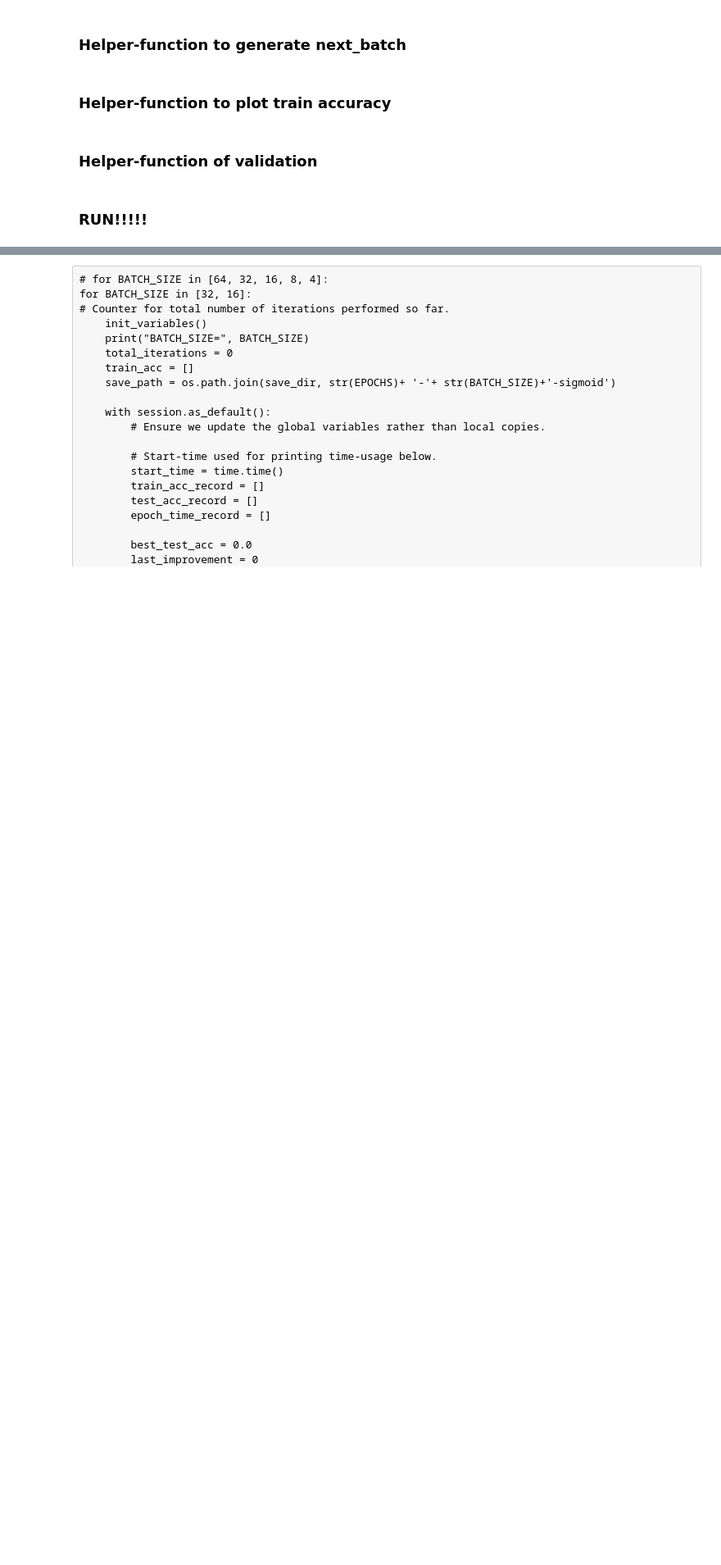
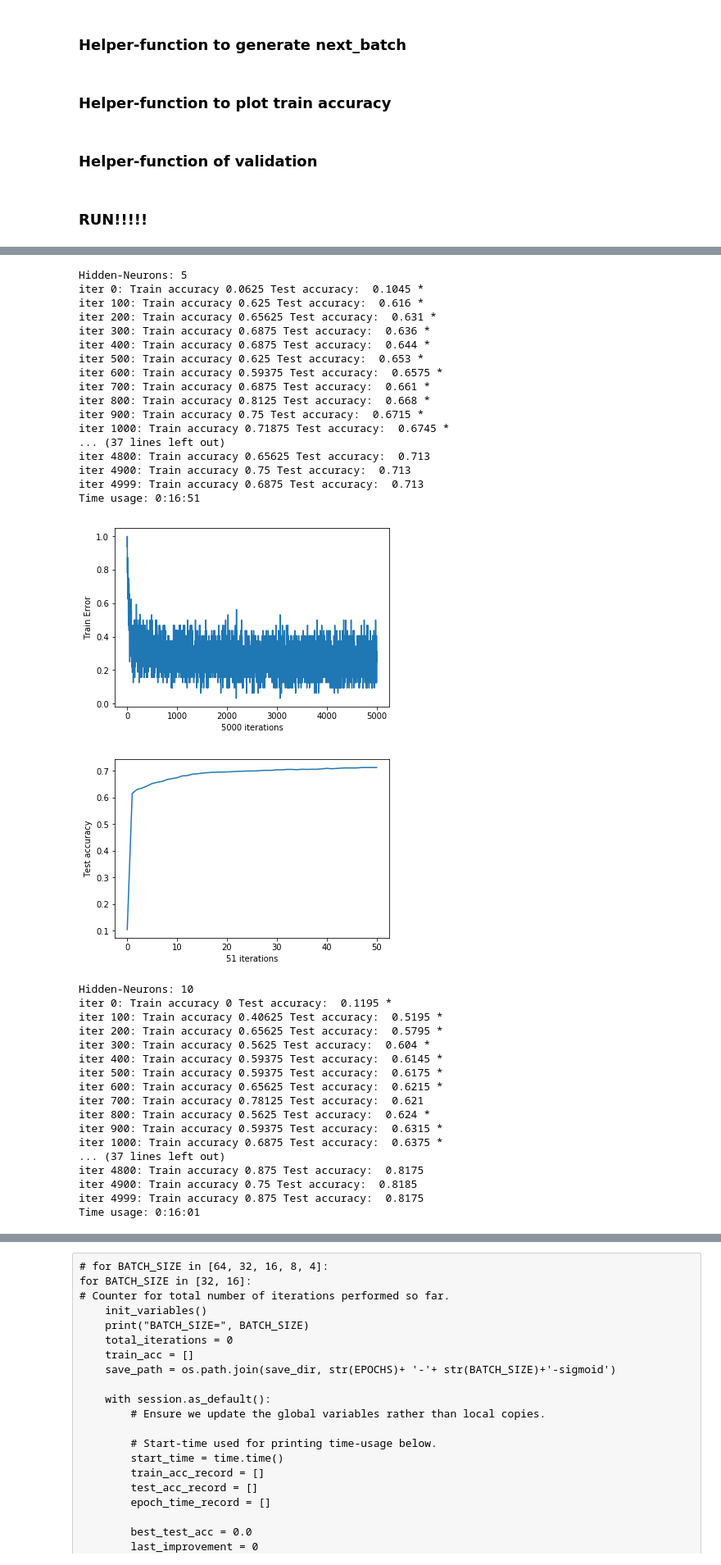
Before and after one commit to lzcaisg/CZ4042, a Jupyter notebook: CZ4042 Part1.6- Multiple Graph.ipynb, the cells around one changed output, grey strips where cells are left out. Shown at 82% size. Drawn from its saved outputs; the diff is of its cells as text; code cells hidden in the pictures; blank space fills up the shorter version.

Commit message:
Finished PartA Q2

```diff
--- a/CZ4042 Part1.6- Multiple Graph.ipynb
+++ b/CZ4042 Part1.6- Multiple Graph.ipynb
@@ -123,6 +123,6 @@ saver = tf.train.Saver()
 # %%
-# save_dir = "Z:\Github\CZ4042\save"
-save_dir = "/Users/lzcai/CZ4042 Project/CZ4042/save-mac"
+save_dir = "Z:\Github\CZ4042\save-neuron"
+# save_dir = "/Users/lzcai/CZ4042 Project/CZ4042/save-mac"
 if not os.path.exists(save_dir):
     print("Not Exist")
     os.makedirs(save_dir)
@@ -215,19 +221,22 @@ total_time_backup = []
 # %%
 hidden_num_list = [5, 10, 15, 20, 25]
-graph_list = [None for i in range(len(hidden_list))]
+graph_list = [None for i in range(len(hidden_num_list))]
 
-for i in range(len(hidden_list)):
+for i in range(len(hidden_num_list)):
     graph_list[i] = tf.Graph()
+    NUM_HIDDEN = hidden_num_list[i]
     with graph_list[i].as_default():
+        x = tf.placeholder(tf.float32, [None, NUM_FEATURES], name='x')
+        d = tf.placeholder(tf.float32, [None, NUM_CLASSES], name='d')
 
         with tf.variable_scope("Hidden_layer"):
-            W = init_weights(NUM_FEATURES, hidden_num_list[i], name="Weight_1")
+            W = init_weights(NUM_FEATURES, NUM_HIDDEN, name="Weight_1")
             b = init_bias(NUM_HIDDEN, name="Bias_1")
             z = tf.matmul(x, W) + b #syn_input_1
             h = tf.nn.sigmoid(z) #out_1
 
         with tf.variable_scope("Output_layer"):
-            V = init_weights(hidden_num_list[i], NUM_CLASSES, name="Weight_2")
+            V = init_weights(NUM_HIDDEN, NUM_CLASSES, name="Weight_2")
             c = init_bias(NUM_CLASSES, name="Bias_2" )
             u = tf.matmul(h, V) + c #syn_out_2
             y = tf.nn.sigmoid(u) #out_2  # Consider to change to sigmoid
@@ -240,14 +249,15 @@ for i in range(len(hidden_list)):
         optimizer = tf.train.GradientDescentOptimizer(LEARNING_RATE)
         train_op = optimizer.minimize(J)
 
+        saver = tf.train.Saver()
         session = tf.Session()
         init_variables()
         train_acc = []
-        save_path = os.path.join(save_dir, str(EPOCHS)+ '-'+ str(BATCH_SIZE)+'-sigmoid')
+        save_path = os.path.join(save_dir, str(EPOCHS)+ '-'+ str(NUM_HIDDEN)+'-hidden')
 
         with session.as_default():
             # Ensure we update the global variables rather than local copies.
-
+            print("Hidden-Neurons:", NUM_HIDDEN)
             # Start-time used for printing time-usage below.
             start_time = time.time()
             train_acc_record = []
@@ -292,36 +302,73 @@ for i in range(len(hidden_list)):
 
 
 
         # Ending time.
         end_time = time.time()
 
         # Difference between start and end-times.
         time_dif = end_time - start_time
 
         # Print the time-usage.
         print("Time usage: " + str(timedelta(seconds=int(round(time_dif)))))
 
-        plot_train(EPOCHS, BATCH_SIZE, train_acc_record, error = True)
-        plot_test(test_count, BATCH_SIZE, test_acc_record)
+        plot_train(EPOCHS, NUM_HIDDEN, train_acc_record, error = True)
+        plot_test(test_count, NUM_HIDDEN, test_acc_record)
 
         train_acc_backup.append(train_acc_record)
         test_acc_backup.append(test_acc_record)
         time_usage_backup.append(epoch_time_record)
         total_time_backup.append(time_dif)
 
         #=========== Save all the data for EACH TRAINING Has Done ============#
-        train_acc_filename = "PartA-Train_Acc-"+str(EPOCHS)+'-'+str(BATCH_SIZE)+".out"
+        train_acc_filename = "PartA-Train_Acc-"+str(EPOCHS)+'-'+str(NUM_HIDDEN)+".out"
         with open(train_acc_filename, 'wb') as fp:
             pickle.dump(train_acc_backup, fp)
 
-        test_acc_filename = "PartA-Test_Acc-"+str(EPOCHS)+'-'+str(BATCH_SIZE)+".out"
+        test_acc_filename = "PartA-Test_Acc-"+str(EPOCHS)+'-'+str(NUM_HIDDEN)+".out"
         with open(train_acc_filename, 'wb') as fp:
             pickle.dump(test_acc_backup, fp)
 
-        time_usage_filename = "PartA-Time_Usage-"+str(EPOCHS)+'-'+str(BATCH_SIZE)+".out"
+        time_usage_filename = "PartA-Time_Usage-"+str(EPOCHS)+'-'+str(NUM_HIDDEN)+".out"
         with open(time_usage_filename, 'wb') as fp:
             pickle.dump(time_usage_backup, fp)
 
-        time_usage_filename = "PartA-Time_Usage-"+str(EPOCHS)+'-'+str(BATCH_SIZE)+".out"
+        time_usage_filename = "PartA-Time_Usage-"+str(EPOCHS)+'-'+str(NUM_HIDDEN)+".out"
         with open(time_usage_filename, 'wb') as fp:
             pickle.dump(time_usage_backup, fp)
+# %% [output]
+Hidden-Neurons: 5
+iter 0: Train accuracy 0.0625 Test accuracy:  0.1045 *
+iter 100: Train accuracy 0.625 Test accuracy:  0.616 *
+iter 200: Train accuracy 0.65625 Test accuracy:  0.631 *
+iter 300: Train accuracy 0.6875 Test accuracy:  0.636 *
+iter 400: Train accuracy 0.6875 Test accuracy:  0.644 *
+iter 500: Train accuracy 0.625 Test accuracy:  0.653 *
+iter 600: Train accuracy 0.59375 Test accuracy:  0.6575 *
+iter 700: Train accuracy 0.6875 Test accuracy:  0.661 *
+iter 800: Train accuracy 0.8125 Test accuracy:  0.668 *
+iter 900: Train accuracy 0.75 Test accuracy:  0.6715 *
+iter 1000: Train accuracy 0.71875 Test accuracy:  0.6745 *
+... (37 lines left out)
+iter 4800: Train accuracy 0.65625 Test accuracy:  0.713
+iter 4900: Train accuracy 0.75 Test accuracy:  0.713
+iter 4999: Train accuracy 0.6875 Test accuracy:  0.713
+Time usage: 0:16:51
+[figure, added]
+[figure, added]
+Hidden-Neurons: 10
+iter 0: Train accuracy 0 Test accuracy:  0.1195 *
+iter 100: Train accuracy 0.40625 Test accuracy:  0.5195 *
+iter 200: Train accuracy 0.65625 Test accuracy:  0.5795 *
+iter 300: Train accuracy 0.5625 Test accuracy:  0.604 *
+iter 400: Train accuracy 0.59375 Test accuracy:  0.6145 *
+iter 500: Train accuracy 0.59375 Test accuracy:  0.6175 *
+iter 600: Train accuracy 0.65625 Test accuracy:  0.6215 *
+iter 700: Train accuracy 0.78125 Test accuracy:  0.621
+iter 800: Train accuracy 0.5625 Test accuracy:  0.624 *
+iter 900: Train accuracy 0.59375 Test accuracy:  0.6315 *
+iter 1000: Train accuracy 0.6875 Test accuracy:  0.6375 *
+... (37 lines left out)
+iter 4800: Train accuracy 0.875 Test accuracy:  0.8175
+iter 4900: Train accuracy 0.75 Test accuracy:  0.8185
+iter 4999: Train accuracy 0.875 Test accuracy:  0.8175
+Time usage: 0:16:01
```
Also changed, not shown: parts of 9 cells of this notebook, 36 other files.
